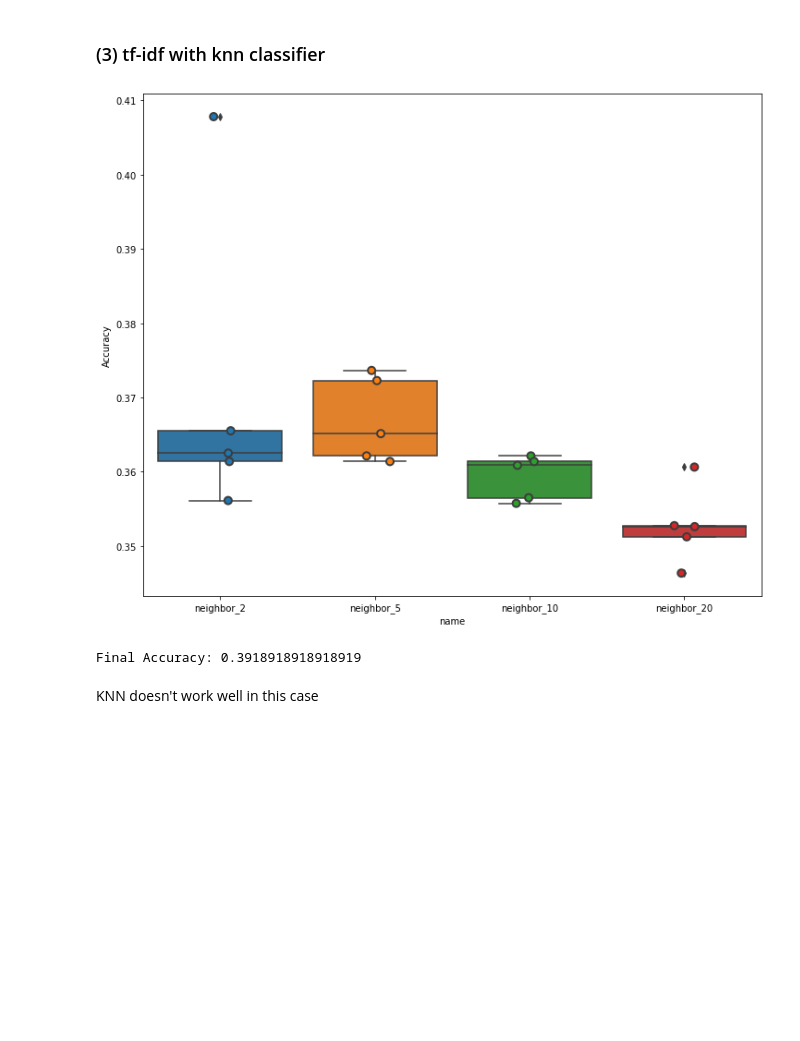
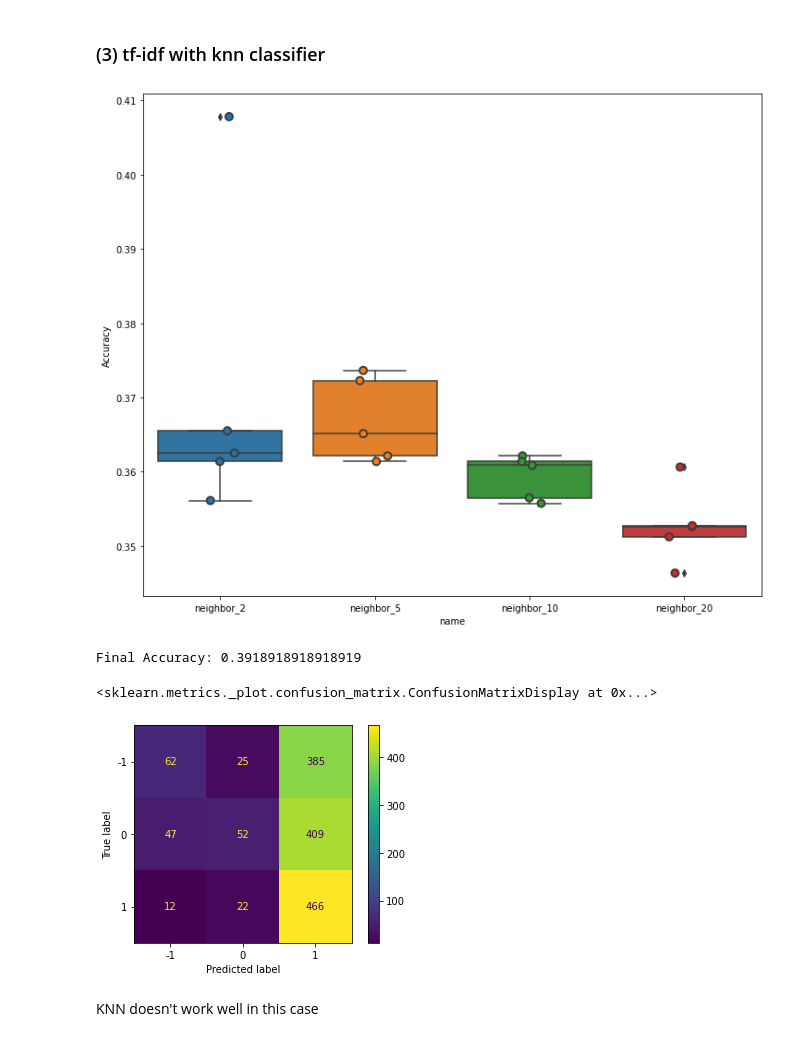
Before and after one commit to SupercarryNg/CouseraReview, a Jupyter notebook: sentiment_analysis.ipynb, the cells around one changed output. Cells and saved outputs as stored; diff of their text form; code cells hidden in the pictures; blank space fills up the shorter version.

Commit message:
added confusion matrix

```diff
--- a/sentiment_analysis.ipynb
+++ b/sentiment_analysis.ipynb
@@ -131,33 +139,36 @@ NB with tf-idf is much much better than default countVectorizer
 # %%
 from sklearn.neighbors import KNeighborsClassifier
 
 neighbors = [2, 5, 10, 20]
 knn_names = ['neighbor_{}'.format(n) for n in neighbors]
 models = [KNeighborsClassifier(n_neighbors=n, p=2, metric='minkowski') for n in neighbors]
 
 scores = []
 
 for name, model in zip(knn_names, models):
     model_name = name
     model_scores = cross_val_score(estimator=model, X=X_train_tf.toarray(),
                                    y=y_train, cv=5, scoring='accuracy')
     for fold_idx, score in enumerate(model_scores):
         scores.append((model_name, fold_idx, score))
 
 cv_df = pd.DataFrame(scores, columns=['name', "fold_idx", "Accuracy"])
 
 fig, ax = plt.subplots(figsize=(12,10))
 sns.boxplot(x='name', y='Accuracy', data=cv_df)
 sns.stripplot(x='name', y='Accuracy', data=cv_df, size=8, jitter=True, edgecolor='gray', linewidth=2)
 plt.show()
 
 final_knn = KNeighborsClassifier(n_neighbors=5, p=2, metric='minkowski')
 final_knn.fit(X_train_tf.toarray(), y_train)
 print ("Final Accuracy: %s"
        % accuracy_score(y_test, final_knn.predict(X_test_tf.toarray())))
+ConfusionMatrixDisplay.from_predictions(y_test, final_knn.predict(X_test_tf.toarray()))
 # %% [output]
-[figure, old version]
+[figure, new version]
 Final Accuracy: 0.3918918918918919
+<sklearn.metrics._plot.confusion_matrix.ConfusionMatrixDisplay at 0x...>
+[figure, added]
 # %% [markdown]
 KNN doesn't work well in this case
 # %% [markdown]
```
Also changed, not shown: parts of 14 cells of this notebook.
